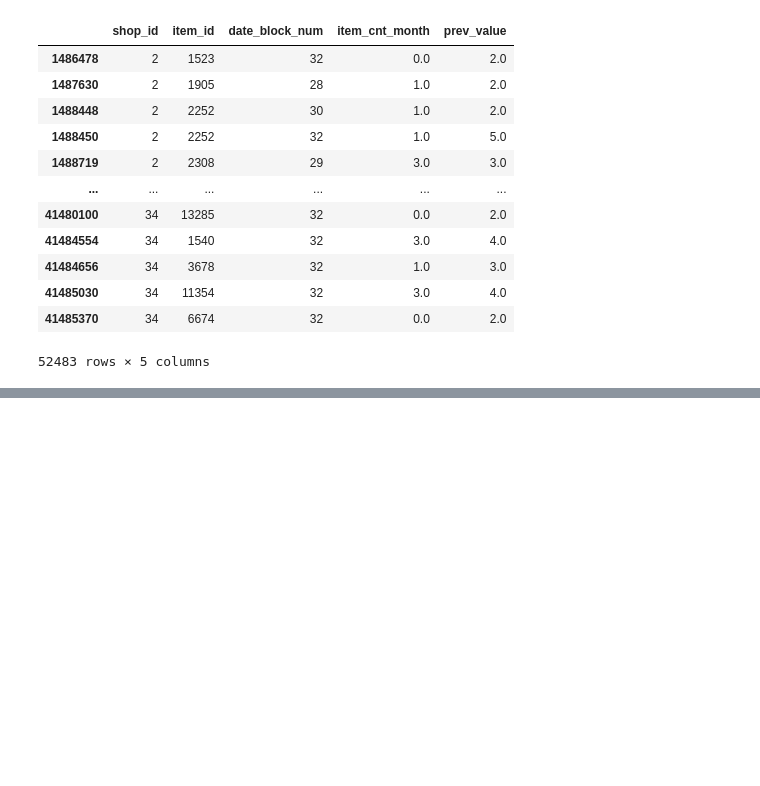
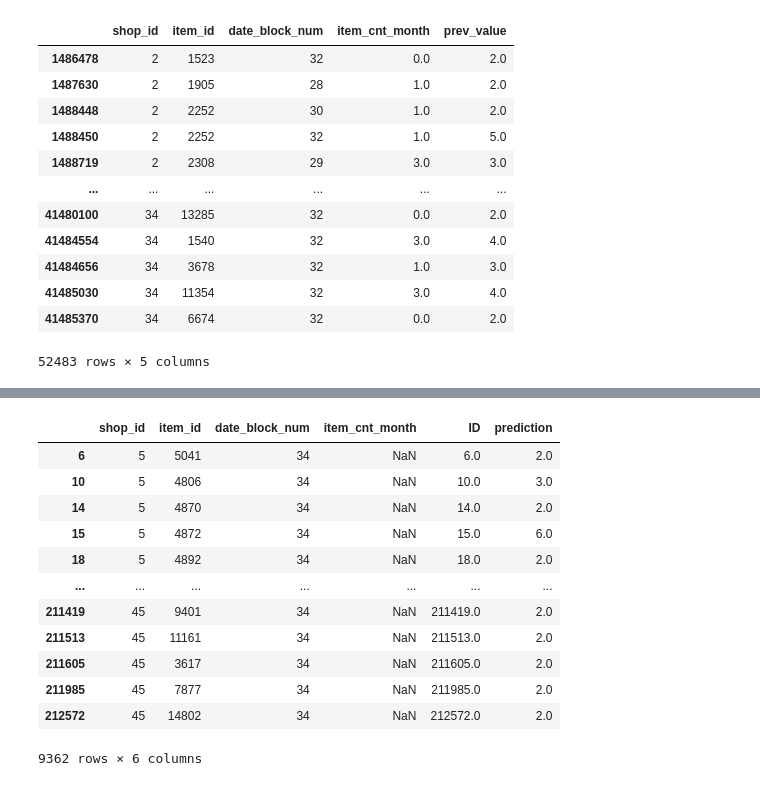
Before and after one commit to varrek/prjct_ml, a Jupyter notebook: hw11_time_series_workshop.ipynb, the cells around one changed output, grey strips where cells are left out. Cells and saved outputs as stored; diff of their text form; code cells hidden in the pictures; blank space fills up the shorter version.

Commit message:
Predictions

```diff
--- a/hw11_time_series_workshop.ipynb
+++ b/hw11_time_series_workshop.ipynb
@@ -135,3 +135,5 @@ train_data[train_data.prev_value > 1]
 | 41485030 | 34 | 11354 | 32 | 3.0 | 4.0 |
 | 41485370 | 34 | 6674 | 32 | 0.0 | 2.0 |
 52483 rows × 5 columns
+# %%
+test = pd.read_csv("./data/sales_test.csv")
@@ -137,0 +149,2 @@ train_data[train_data.prev_value > 1]
+# %%
+test['date_block_num'] = 34
@@ -137,0 +160,3 @@ train_data[train_data.prev_value > 1]
+# %%
+prev_train = date_block_shop_item_grid[date_block_shop_item_grid.date_block_num == 33]
+prev_train
@@ -137,0 +177,3 @@ train_data[train_data.prev_value > 1]
+# %%
+concated = pd.concat([prev_train, test])
+concated
@@ -137,0 +194,17 @@ train_data[train_data.prev_value > 1]
+# %%
+concated['prediction'] = concated.groupby(['shop_id','item_id'])['item_cnt_month'].shift()
+concated[concated.prediction > 1]
+# %% [output]
+|  | shop_id | item_id | date_block_num | item_cnt_month | ID | prediction |
+| 6 | 5 | 5041 | 34 | NaN | 6.0 | 2.0 |
+| 10 | 5 | 4806 | 34 | NaN | 10.0 | 3.0 |
+| 14 | 5 | 4870 | 34 | NaN | 14.0 | 2.0 |
+| 15 | 5 | 4872 | 34 | NaN | 15.0 | 6.0 |
+| 18 | 5 | 4892 | 34 | NaN | 18.0 | 2.0 |
+| ... | ... | ... | ... | ... | ... | ... |
+| 211419 | 45 | 9401 | 34 | NaN | 211419.0 | 2.0 |
+| 211513 | 45 | 11161 | 34 | NaN | 211513.0 | 2.0 |
+| 211605 | 45 | 3617 | 34 | NaN | 211605.0 | 2.0 |
+| 211985 | 45 | 7877 | 34 | NaN | 211985.0 | 2.0 |
+| 212572 | 45 | 14802 | 34 | NaN | 212572.0 | 2.0 |
+9362 rows × 6 columns
```
Also changed, not shown: parts of 28 cells of this notebook.
